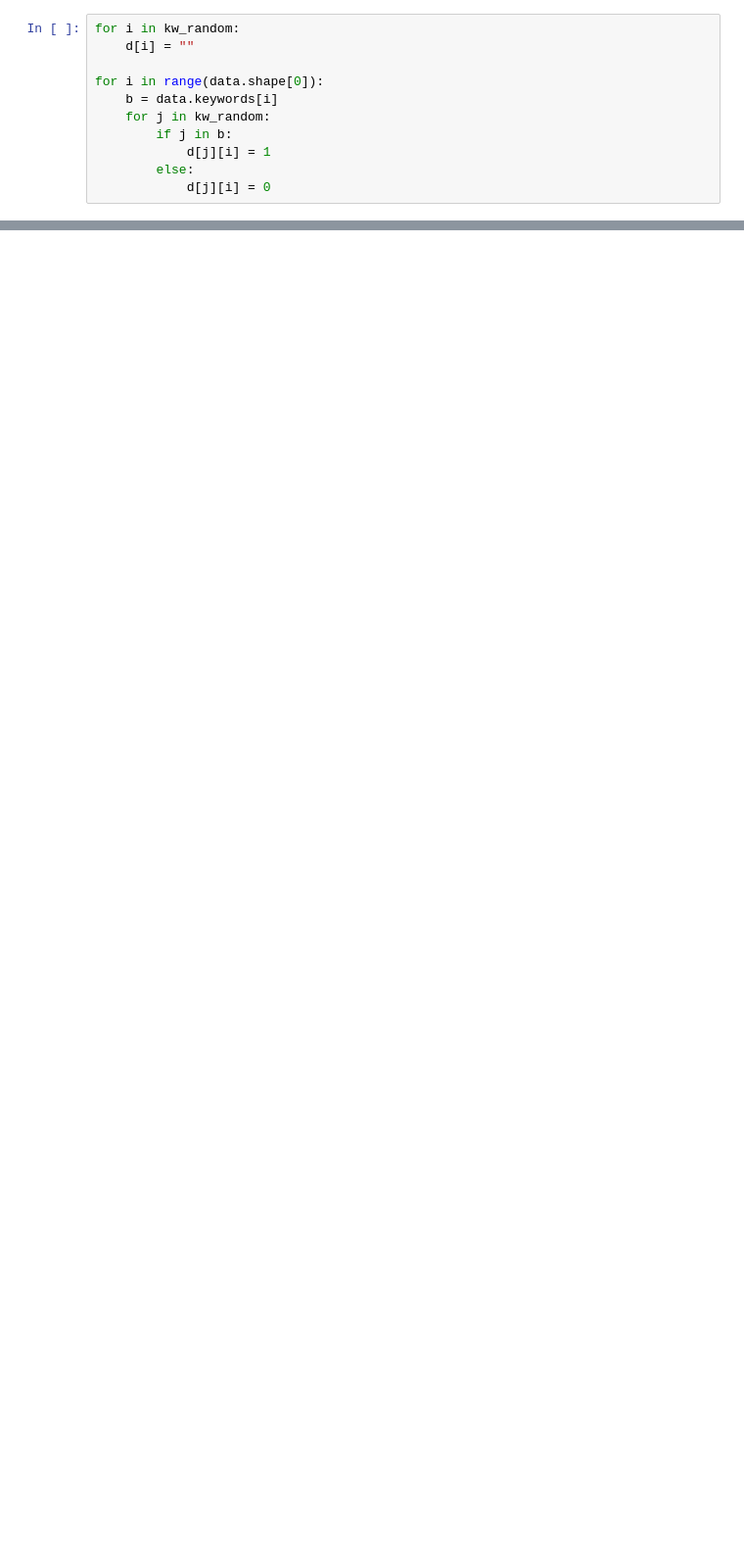
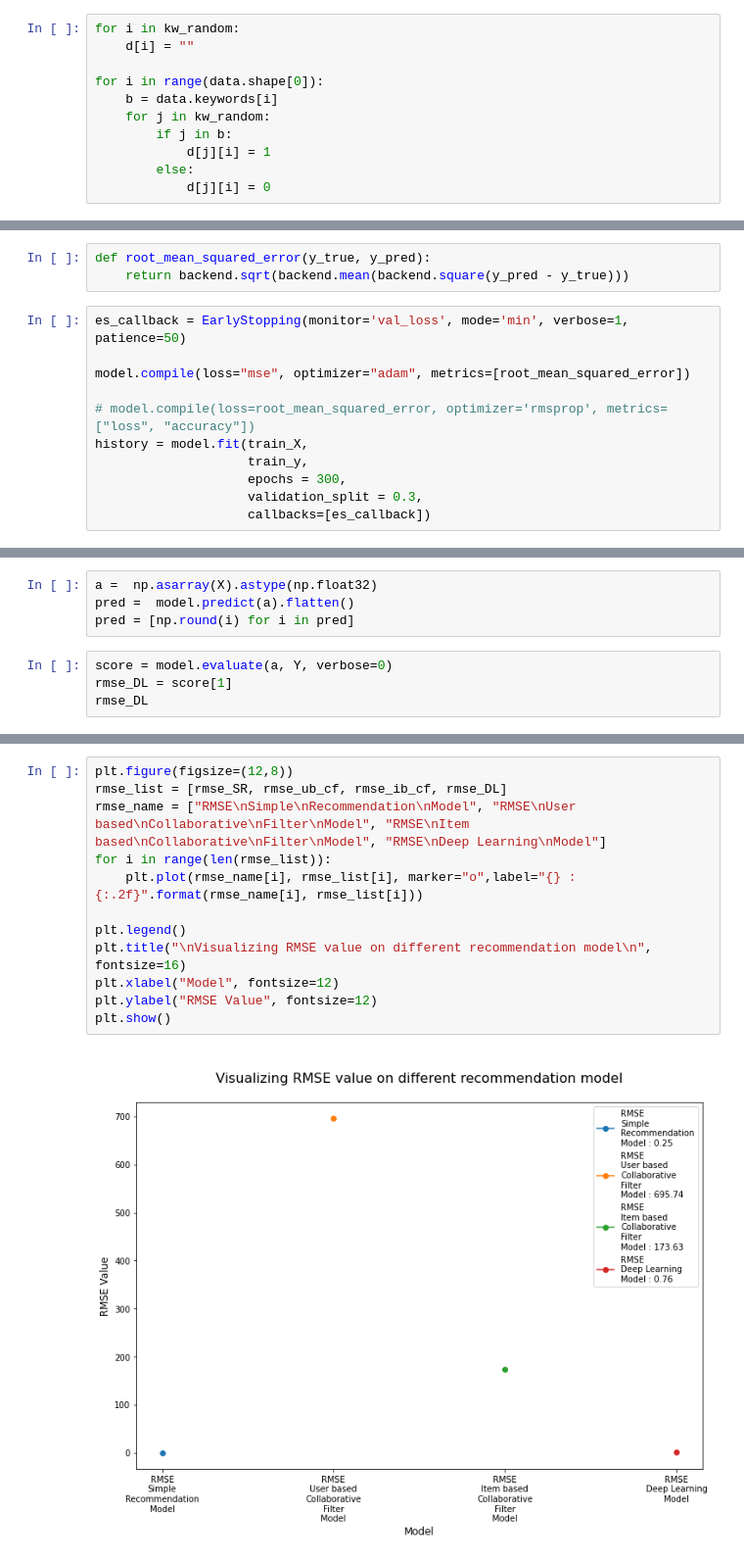
Before and after one commit to MizanMustakim/Big_data_movie_project, a Jupyter notebook: Big_data_movie_project.ipynb, the cells around one changed output, grey strips where cells are left out. Shown at 98% size. Saved outputs shown, nothing was run; the diff lists cells and outputs as text; blank space fills up the shorter version.

```diff
--- a/Big_data_movie_project.ipynb
+++ b/Big_data_movie_project.ipynb
@@ -769,0 +796,14 @@ df_4.genres[1]
+# %%
+def root_mean_squared_error(y_true, y_pred):
+    return backend.sqrt(backend.mean(backend.square(y_pred - y_true)))
+# %%
+es_callback = EarlyStopping(monitor='val_loss', mode='min', verbose=1, patience=50)
+
+model.compile(loss="mse", optimizer="adam", metrics=[root_mean_squared_error])
+
+# model.compile(loss=root_mean_squared_error, optimizer='rmsprop', metrics=["loss", "accuracy"])
+history = model.fit(train_X,
+                    train_y,
+                    epochs = 300,
+                    validation_split = 0.3,
+                    callbacks=[es_callback])
@@ -769,0 +828,8 @@ df_4.genres[1]
+# %%
+a =  np.asarray(X).astype(np.float32)
+pred =  model.predict(a).flatten()
+pred = [np.round(i) for i in pred]
+# %%
+score = model.evaluate(a, Y, verbose=0)
+rmse_DL = score[1]
+rmse_DL
@@ -769,0 +863,14 @@ df_4.genres[1]
+# %%
+plt.figure(figsize=(12,8))
+rmse_list = [rmse_SR, rmse_ub_cf, rmse_ib_cf, rmse_DL]
+rmse_name = ["RMSE\nSimple\nRecommendation\nModel", "RMSE\nUser based\nCollaborative\nFilter\nModel", "RMSE\nItem based\nCollaborative\nFilter\nModel", "RMSE\nDeep Learning\nModel"]
+for i in range(len(rmse_list)):
+    plt.plot(rmse_name[i], rmse_list[i], marker="o",label="{} : {:.2f}".format(rmse_name[i], rmse_list[i]))
+
+plt.legend()
+plt.title("\nVisualizing RMSE value on different recommendation model\n", fontsize=16)
+plt.xlabel("Model", fontsize=12)
+plt.ylabel("RMSE Value", fontsize=12)
+plt.show()
+# %% [output]
+[figure, added]
```
Also changed, not shown: parts of 35 cells of this notebook.
